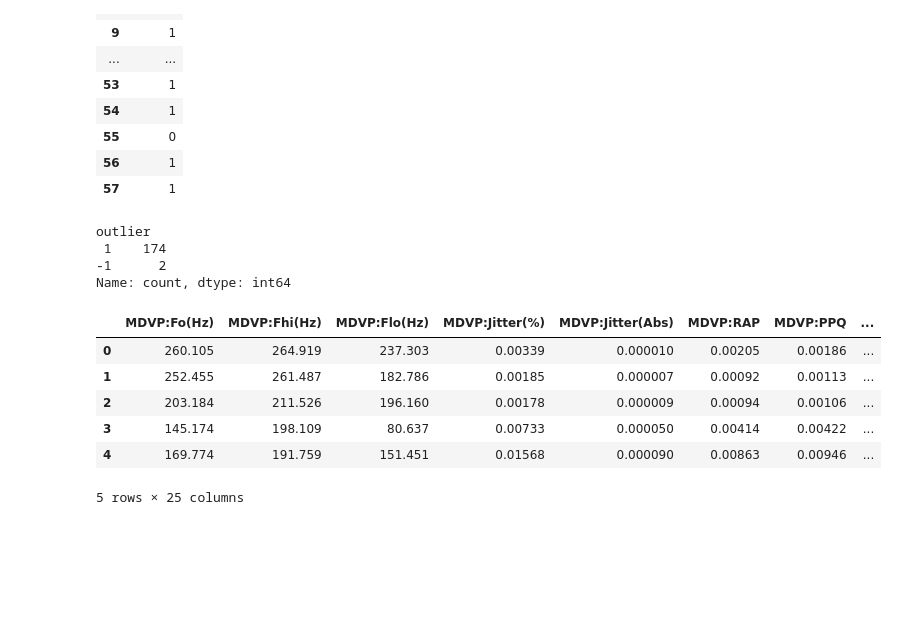
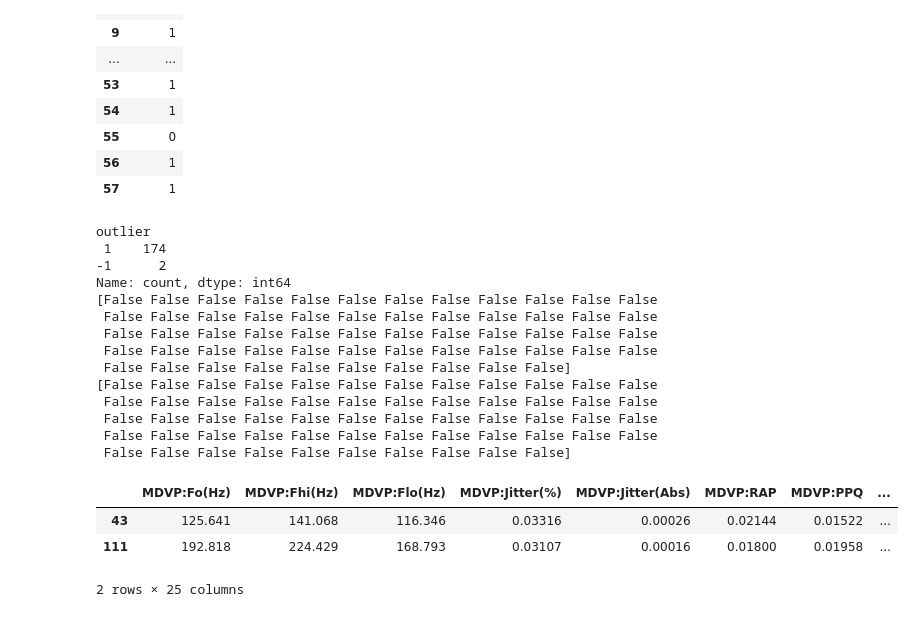
Before and after one commit to t-price/ML_project, a Jupyter notebook: Parkinsons_Baseline.ipynb, the cells around one changed output. Cells and saved outputs as stored; diff of their text form; code cells hidden in the pictures; blank space fills up the shorter version.

```diff
--- a/Parkinsons_Baseline.ipynb
+++ b/Parkinsons_Baseline.ipynb
@@ -117,31 +117,51 @@ display(val_y)
 # %%
 #use the Isolation Forest model to search for anomalies
 from sklearn.ensemble import IsolationForest
 
 df = pd.concat([train_X, train_y], axis=1)
 
 # create the model
 clf = IsolationForest(random_state=42, contamination=0.01)
+#clf = IsolationForest(random_state=42, contamination=0.02)
+anomaly_threshold = -0.5
+
 clf.fit(train_X)
 
 # create a column for the predictions
 df['anomaly_score'] = clf.decision_function(train_X)
 df['outlier'] = clf.predict(train_X)
+anomaly_test = clf.decision_function(test_X)
+anomalies_test = anomaly_test < anomaly_threshold
+anomaly_val = clf.decision_function(val_X)
+anomalies_val = anomaly_val < anomaly_threshold
+train_out = df.loc[df['outlier']==-1].index
+
 
 # show the number of outliers
 print(df['outlier'].value_counts())
+print(anomalies_test)
+print(anomalies_val)
+display(df.loc[df['outlier']==-1])
 
-# show the head of the dataframe
-df.head()
+# Remove the outliers from the data
+X_train_no_outliers = np.delete(train_X, train_out, axis=0)
+y_train_no_outliers = np.delete(train_y, train_out)
 # %% [output]
 outlier
  1    174
 -1      2
 Name: count, dtype: int64
+[False False False False False False False False False False False False
+ False False False False False False False False False False False False
+ False False False False False False False False False False False False
+ False False False False False False False False False False False False
+ False False False False False False False False False False]
+[False False False False False False False False False False False False
+ False False False False False False False False False False False False
+ False False False False False False False False False False False False
+ False False False False False False False False False False False False
+ False False False False False False False False False False]
 |  | MDVP:Fo(Hz) | MDVP:Fhi(Hz) | MDVP:Flo(Hz) | MDVP:Jitter(%) | MDVP:Jitter(Abs) | MDVP:RAP | MDVP:PPQ | ... |
-| 0 | 260.105 | 264.919 | 237.303 | 0.00339 | 0.000010 | 0.00205 | 0.00186 | ... |
-| 1 | 252.455 | 261.487 | 182.786 | 0.00185 | 0.000007 | 0.00092 | 0.00113 | ... |
-| 2 | 203.184 | 211.526 | 196.160 | 0.00178 | 0.000009 | 0.00094 | 0.00106 | ... |
-| 3 | 145.174 | 198.109 | 80.637 | 0.00733 | 0.000050 | 0.00414 | 0.00422 | ... |
-| 4 | 169.774 | 191.759 | 151.451 | 0.01568 | 0.000090 | 0.00863 | 0.00946 | ... |
+| 43 | 125.641 | 141.068 | 116.346 | 0.03316 | 0.00026 | 0.02144 | 0.01522 | ... |
+| 111 | 192.818 | 224.429 | 168.793 | 0.03107 | 0.00016 | 0.01800 | 0.01958 | ... |
-5 rows × 25 columns
+2 rows × 25 columns
```
Also changed, not shown: parts of 32 cells of this notebook, 5 other files.
